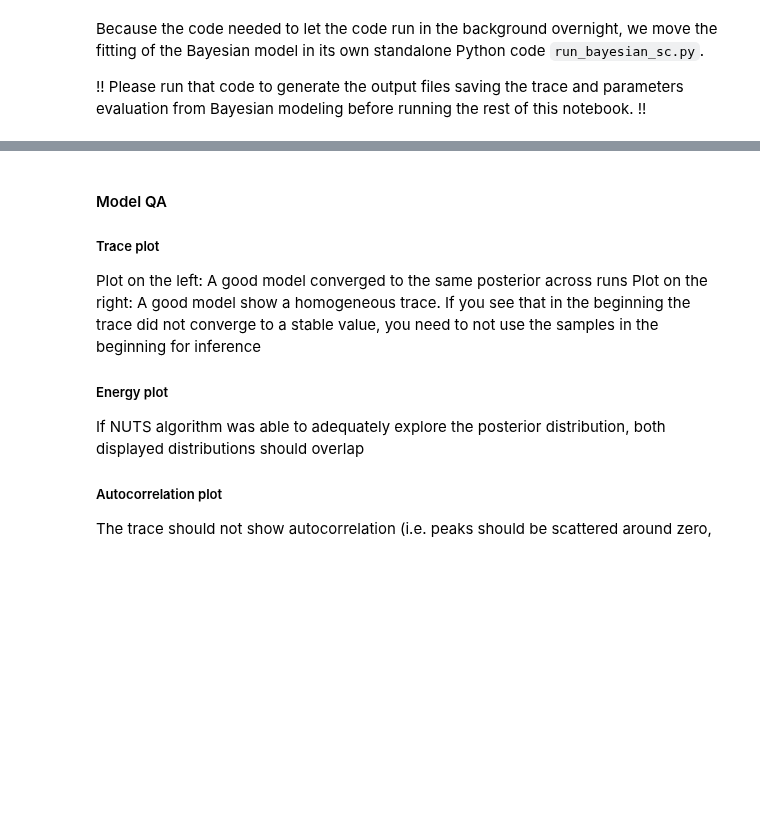
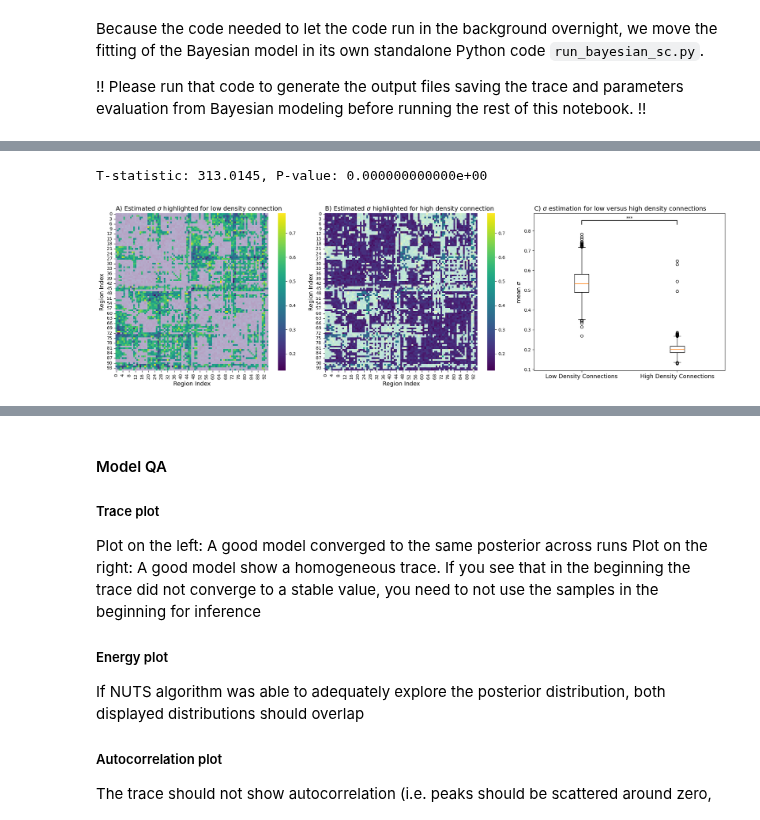
Before and after one commit to oesteban/hcph-sops, a Jupyter notebook: docs/analysis/bayesian_modeling_sc.ipynb, the cells around one changed output, grey strips where cells are left out. Saved outputs shown, nothing was run; the diff lists cells and outputs as text; code cells hidden in the pictures; blank space fills up the shorter version.

```diff
--- a/docs/analysis/bayesian_modeling_sc.ipynb
+++ b/docs/analysis/bayesian_modeling_sc.ipynb
@@ -181,0 +253,48 @@ Shape of SC matrices: (36, 95, 95)
+# %%
+from scipy.stats import ttest_ind
+sigma = np.array([edge["sigma"]["mean"] for edge in param_values]).reshape(atlas_dim, atlas_dim)
+
+mask_h = density_matrix >= np.percentile(density_matrix[~np.isnan(density_matrix)], 40)
+mask_l = density_matrix < np.percentile(density_matrix[~np.isnan(density_matrix)], 40)
+
+alpha_mask_l = np.ones_like(sigma)
+alpha_mask_l[mask_h] = 0.4 # make the voxels that should not be largely biased semi-transparent
+
+alpha_mask_h = np.ones_like(sigma)
+alpha_mask_h[mask_l] = 0.3 # make the voxels that should not be largely biased semi-transparent
+
+# Perform a t-test comparing the estimated sigma values for low and high density connections
+t_stat, p_value = ttest_ind(sigma[mask_l].flatten(), sigma[mask_h].flatten())
+print(f"T-statistic: {t_stat:.4f}, P-value: {p_value:.12e}")
+
+fig, axes = plt.subplots(1, 3, figsize=(20, 6))
+# Heatmap with alpha_mask
+sns.heatmap(sigma, cmap='viridis', cbar=True, alpha=alpha_mask_l, ax=axes[0])
+axes[0].set_title(r"A) Estimated $\sigma$ highlighted for low density connection",fontsize=14, loc='left')
+axes[0].set_xlabel("Region Index", fontsize=13)
+axes[0].set_ylabel("Region Index", fontsize=13)
+
+# Heatmap with 1 - alpha_mask
+sns.heatmap(sigma, cmap='viridis', cbar=True, alpha=alpha_mask_h, ax=axes[1])
+axes[1].set_title(r"B) Estimated $\sigma$ highlighted for high density connection", fontsize=14, loc='left')
+axes[1].set_xlabel("Region Index", fontsize=13)
+axes[1].set_ylabel("Region Index", fontsize=13)
+
+# Boxplot for low and high density connections
+# Boxplot for low and high density connections
+axes[2].boxplot([sigma[mask_l].flatten(), sigma[mask_h].flatten()], tick_labels=["Low Density Connections", "High Density Connections"])
+axes[2].set_xticklabels(["Low Density Connections", "High Density Connections"], fontsize=13)
+axes[2].set_title(r"C) $\sigma$ estimation for low versus high density connections", fontsize=14, loc='left')
+axes[2].set_ylabel(r"mean $\sigma$", fontsize=13)
+
+# Add a line with *** to indicate statistical significance
+x1, x2 = 1, 2  # positions of the two boxplots
+y, h, col = sigma[mask_l].max() + 0.05, 0.02, 'black'  # y position, height of the line, and color
+axes[2].plot([x1, x1, x2, x2], [y, y + h, y + h, y], lw=1.5, c=col)
+axes[2].text((x1 + x2) * 0.5, y + h, '***', ha='center', va='bottom', color=col)
+
+plt.tight_layout()
+plt.show()
+# %% [output]
+T-statistic: 313.0145, P-value: 0.000000000000e+00
+[figure, added]
```
Also changed, not shown: parts of 9 cells of this notebook.
